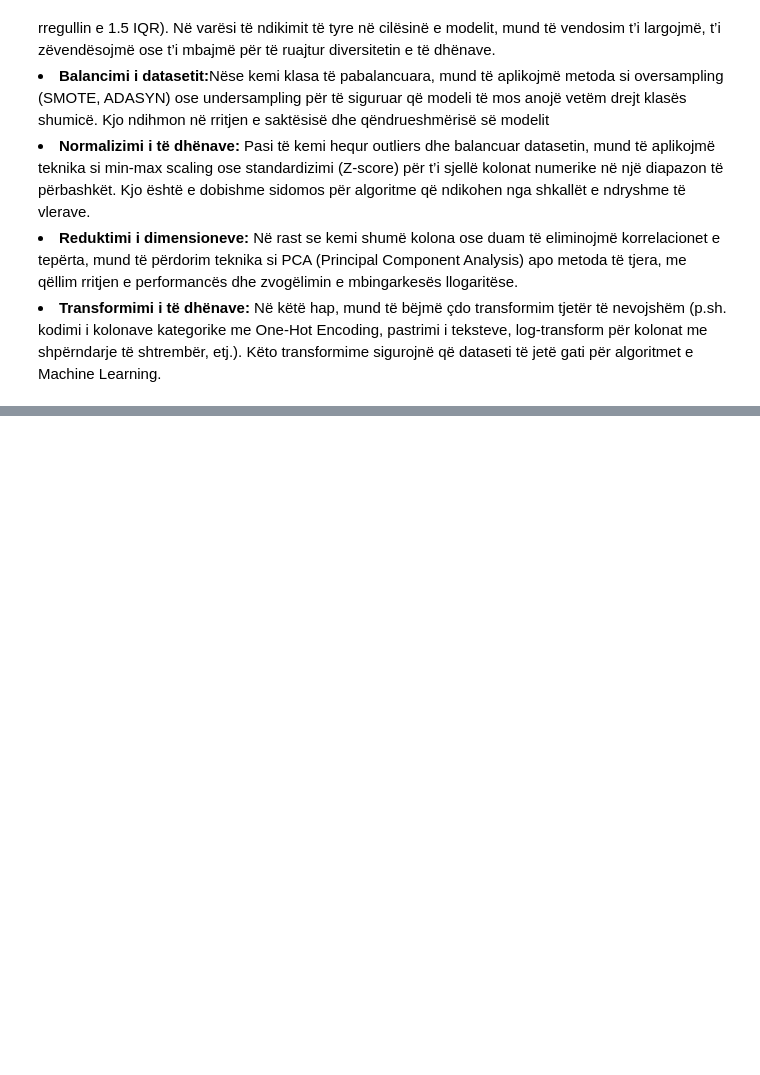
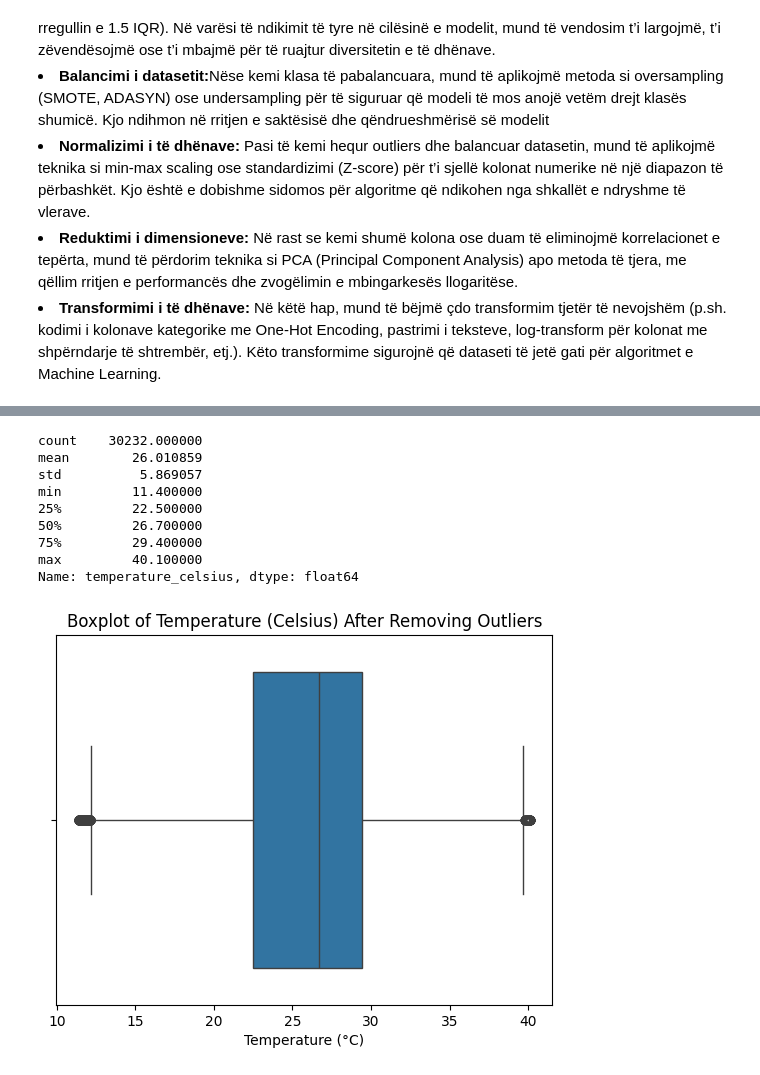
Before and after one commit to arbnorpuka/ml-project-msc, a Jupyter notebook: main.ipynb, the cells around one changed output, grey strips where cells are left out. Cells and saved outputs as stored; diff of their text form; code cells hidden in the pictures; blank space fills up the shorter version.

```diff
--- a/main.ipynb
+++ b/main.ipynb
@@ -179,7 +218,18 @@ print(f"Number of rows after removing outliers: {len(df)}")
 # %%
-print(df['temperature_celsius'].describe())
+display(df['temperature_celsius'].describe())
 
 sns.boxplot(x=df['temperature_celsius'])
 plt.title('Boxplot of Temperature (Celsius) After Removing Outliers')
 plt.xlabel('Temperature (°C)')
 plt.show()
+# %% [output]
+count    30232.000000
+mean        26.010859
+std          5.869057
+min         11.400000
+25%         22.500000
+50%         26.700000
+75%         29.400000
+max         40.100000
+Name: temperature_celsius, dtype: float64
+[figure, added]
```
Also changed, not shown: parts of 15 cells of this notebook.
